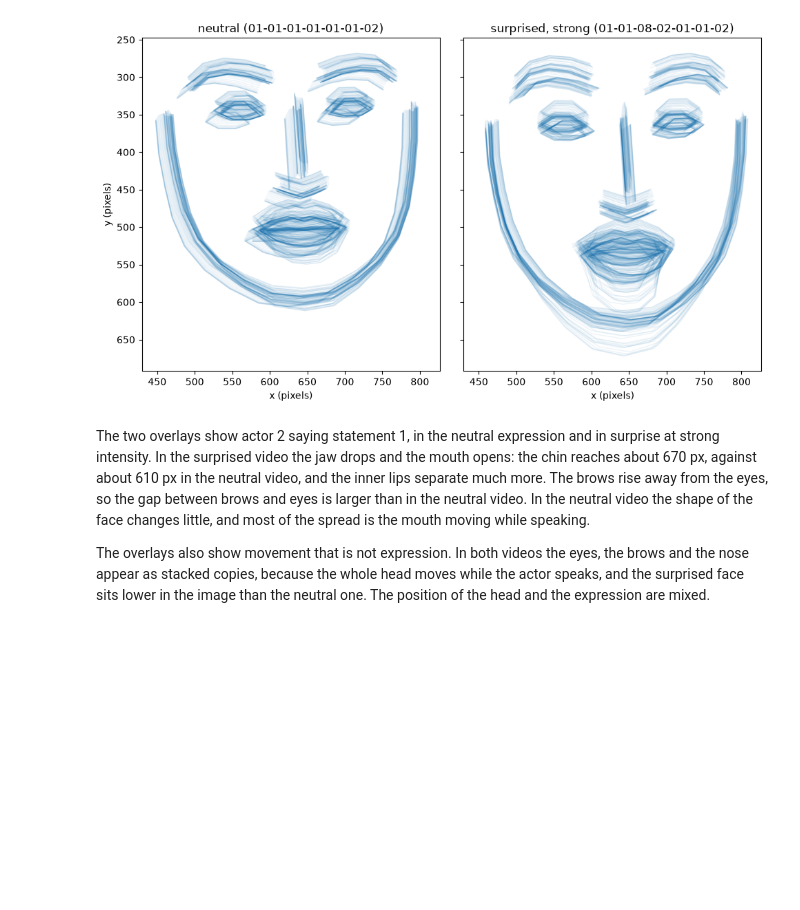
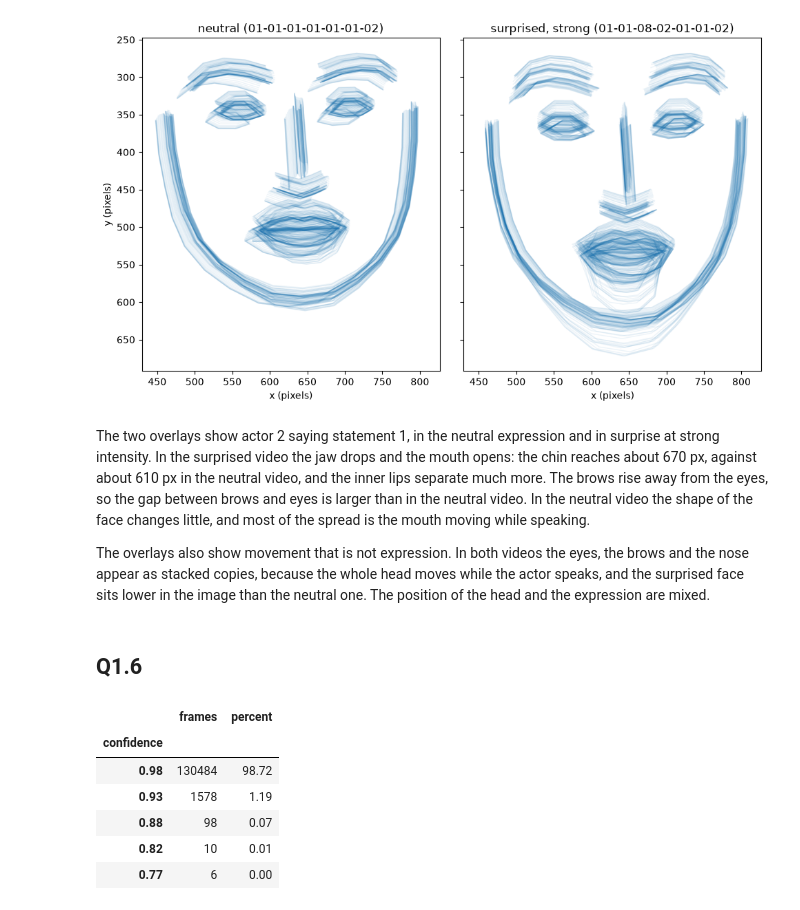
Before and after one commit to migasantunes/Emotion_Recognition, a Jupyter notebook: notebooks/01_data.ipynb, the cells around one changed output. Cells and saved outputs as stored; diff of their text form; code cells hidden in the pictures; blank space fills up the shorter version.

```diff
--- a/notebooks/01_data.ipynb
+++ b/notebooks/01_data.ipynb
@@ -165,3 +165,17 @@ plt.show()
 The two overlays show actor 2 saying statement 1, in the neutral expression and in surprise at strong intensity. In the surprised video the jaw drops and the mouth opens: the chin reaches about 670 px, against about 610 px in the neutral video, and the inner lips separate much more. The brows rise away from the eyes, so the gap between brows and eyes is larger than in the neutral video. In the neutral video the shape of the face changes little, and most of the spread is the mouth moving while speaking.
 
 The overlays also show movement that is not expression. In both videos the eyes, the brows and the nose appear as stacked copies, because the whole head moves while the actor speaks, and the surprised face sits lower in the image than the neutral one. The position of the head and the expression are mixed.
+# %% [markdown]
+## Q1.6
+# %%
+# Number and percentage of frames for each confidence value
+confidence_counts = df["confidence"].value_counts().sort_index(ascending=False)
+pd.DataFrame({"frames": confidence_counts, "percent": (100 * confidence_counts / len(df)).round(2)})
+# %% [output]
+|  | frames | percent |
+| confidence |  |  |
+| 0.98 | 130484 | 98.72 |
+| 0.93 | 1578 | 1.19 |
+| 0.88 | 98 | 0.07 |
+| 0.82 | 10 | 0.01 |
+| 0.77 | 6 | 0.00 |
```
Also changed, not shown: parts of 4 cells of this notebook.
